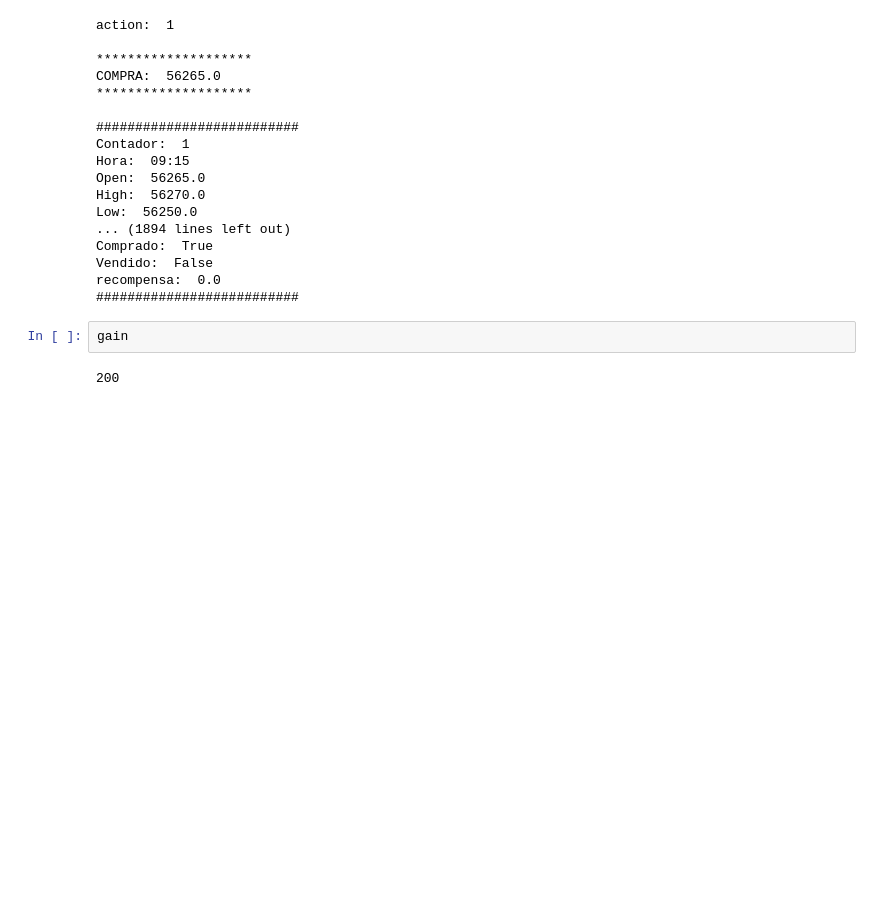
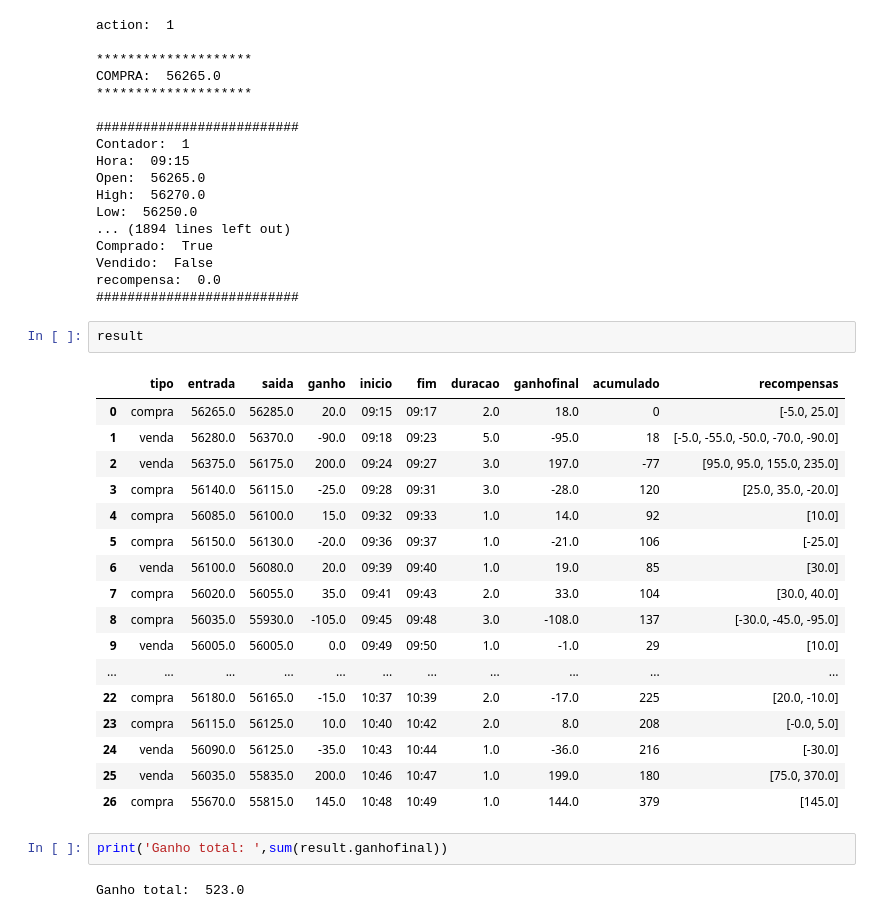
Before and after one commit to MilianoJunior/Algoritimo-Genetico, a Jupyter notebook: main.ipynb, the cells around one changed output. Cells and saved outputs as stored; diff of their text form; blank space fills up the shorter version.

```diff
--- a/main.ipynb
+++ b/main.ipynb
@@ -435,7 +435,27 @@ Comprado:  True
 Vendido:  False
 recompensa:  0.0
 ##########################
-# %%
-gain
-# %% [output]
-200
+# %%
+result
+# %% [output]
+|  | tipo | entrada | saida | ganho | inicio | fim | duracao | ganhofinal | acumulado | recompensas |
+| 0 | compra | 56265.0 | 56285.0 | 20.0 | 09:15 | 09:17 | 2.0 | 18.0 | 0 | [-5.0, 25.0] |
+| 1 | venda | 56280.0 | 56370.0 | -90.0 | 09:18 | 09:23 | 5.0 | -95.0 | 18 | [-5.0, -55.0, -50.0, -70.0, -90.0] |
+| 2 | venda | 56375.0 | 56175.0 | 200.0 | 09:24 | 09:27 | 3.0 | 197.0 | -77 | [95.0, 95.0, 155.0, 235.0] |
+| 3 | compra | 56140.0 | 56115.0 | -25.0 | 09:28 | 09:31 | 3.0 | -28.0 | 120 | [25.0, 35.0, -20.0] |
+| 4 | compra | 56085.0 | 56100.0 | 15.0 | 09:32 | 09:33 | 1.0 | 14.0 | 92 | [10.0] |
+| 5 | compra | 56150.0 | 56130.0 | -20.0 | 09:36 | 09:37 | 1.0 | -21.0 | 106 | [-25.0] |
+| 6 | venda | 56100.0 | 56080.0 | 20.0 | 09:39 | 09:40 | 1.0 | 19.0 | 85 | [30.0] |
+| 7 | compra | 56020.0 | 56055.0 | 35.0 | 09:41 | 09:43 | 2.0 | 33.0 | 104 | [30.0, 40.0] |
+| 8 | compra | 56035.0 | 55930.0 | -105.0 | 09:45 | 09:48 | 3.0 | -108.0 | 137 | [-30.0, -45.0, -95.0] |
+| 9 | venda | 56005.0 | 56005.0 | 0.0 | 09:49 | 09:50 | 1.0 | -1.0 | 29 | [10.0] |
+| ... | ... | ... | ... | ... | ... | ... | ... | ... | ... | ... |
+| 22 | compra | 56180.0 | 56165.0 | -15.0 | 10:37 | 10:39 | 2.0 | -17.0 | 225 | [20.0, -10.0] |
+| 23 | compra | 56115.0 | 56125.0 | 10.0 | 10:40 | 10:42 | 2.0 | 8.0 | 208 | [-0.0, 5.0] |
+| 24 | venda | 56090.0 | 56125.0 | -35.0 | 10:43 | 10:44 | 1.0 | -36.0 | 216 | [-30.0] |
+| 25 | venda | 56035.0 | 55835.0 | 200.0 | 10:46 | 10:47 | 1.0 | 199.0 | 180 | [75.0, 370.0] |
+| 26 | compra | 55670.0 | 55815.0 | 145.0 | 10:48 | 10:49 | 1.0 | 144.0 | 379 | [145.0] |
+# %%
+print('Ganho total: ',sum(result.ganhofinal))
+# %% [output]
+Ganho total:  523.0
```
